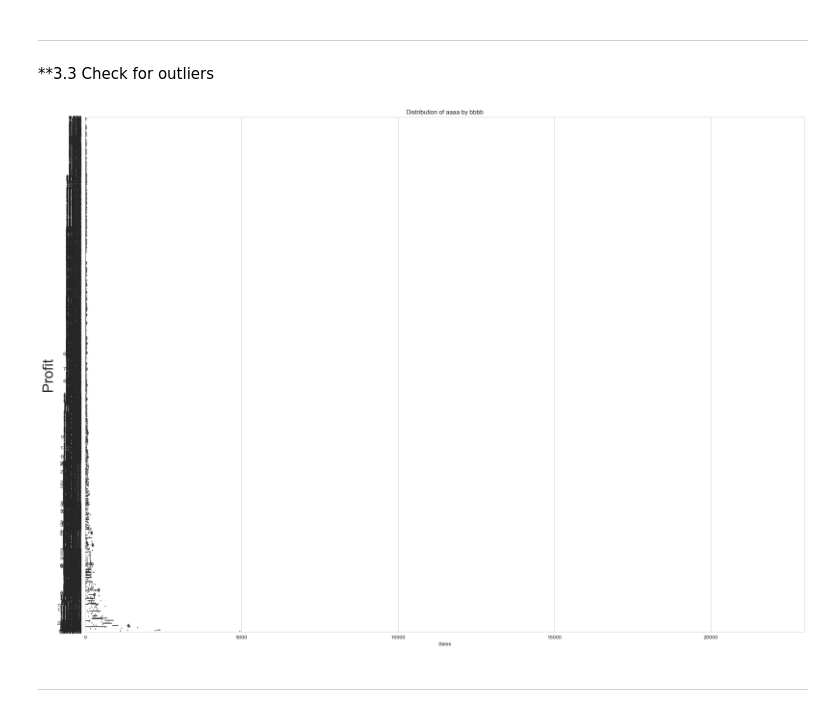
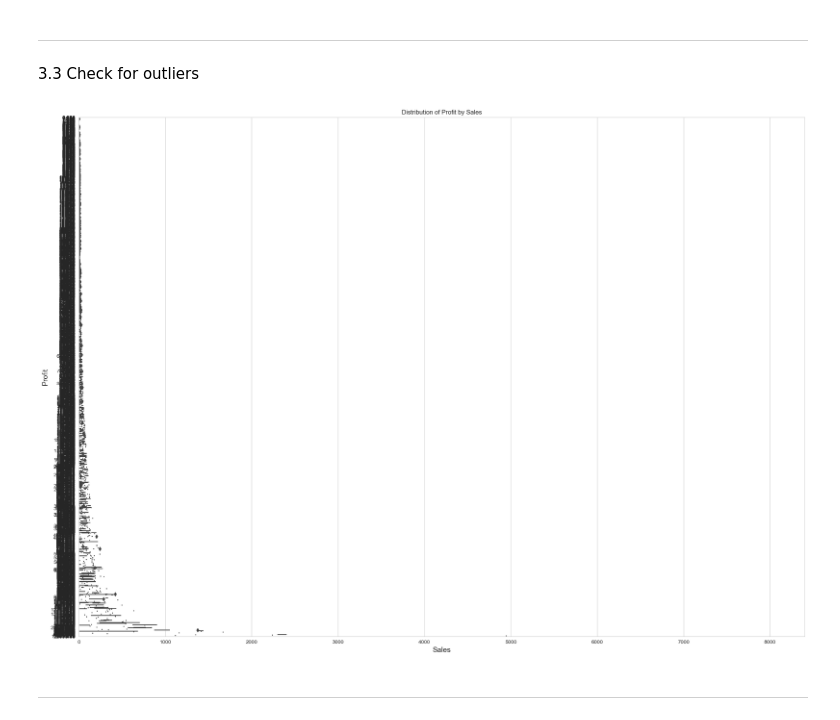
Before and after one commit to sfdatade/e_commerce_project, a Jupyter notebook: e_commerce_playground.ipynb, the cells around one changed output. Cells and saved outputs as stored; diff of their text form; code cells hidden in the pictures.

```diff
--- a/e_commerce_playground.ipynb
+++ b/e_commerce_playground.ipynb
@@ -135,19 +157,19 @@ Inference : There are no duplicates
 # %% [markdown]
 ***
 # %% [markdown]
-**3.3 Check for outliers
+3.3 Check for outliers
 # %%
 sns.set_style('whitegrid')
 sns.set_palette("husl")
 fig, ax = plt.subplots(figsize=(25, 18))
-ax.set_ylim(-7000, 9000)
-ax.set_xlim(0, 23000)
+ax.set_ylim(0, 22700)
+ax.set_xlim(0, 8400)
 sns.boxplot(y='Sales', x='Profit', data=ecomm, orient='h')
-plt.title('Distribution of aaaa by bbbb')
-plt.xlabel('Sales')
-plt.ylabel('Profit', fontsize=28)
+plt.title('Distribution of Profit by Sales')
+plt.xlabel('Sales', fontsize=14)
+plt.ylabel('Profit', fontsize=14)
 plt.show()
 # %% [output]
-[figure, old version]
+[figure, new version]
 # %% [markdown]
 ***
```
Also changed, not shown: parts of 8 cells of this notebook.
